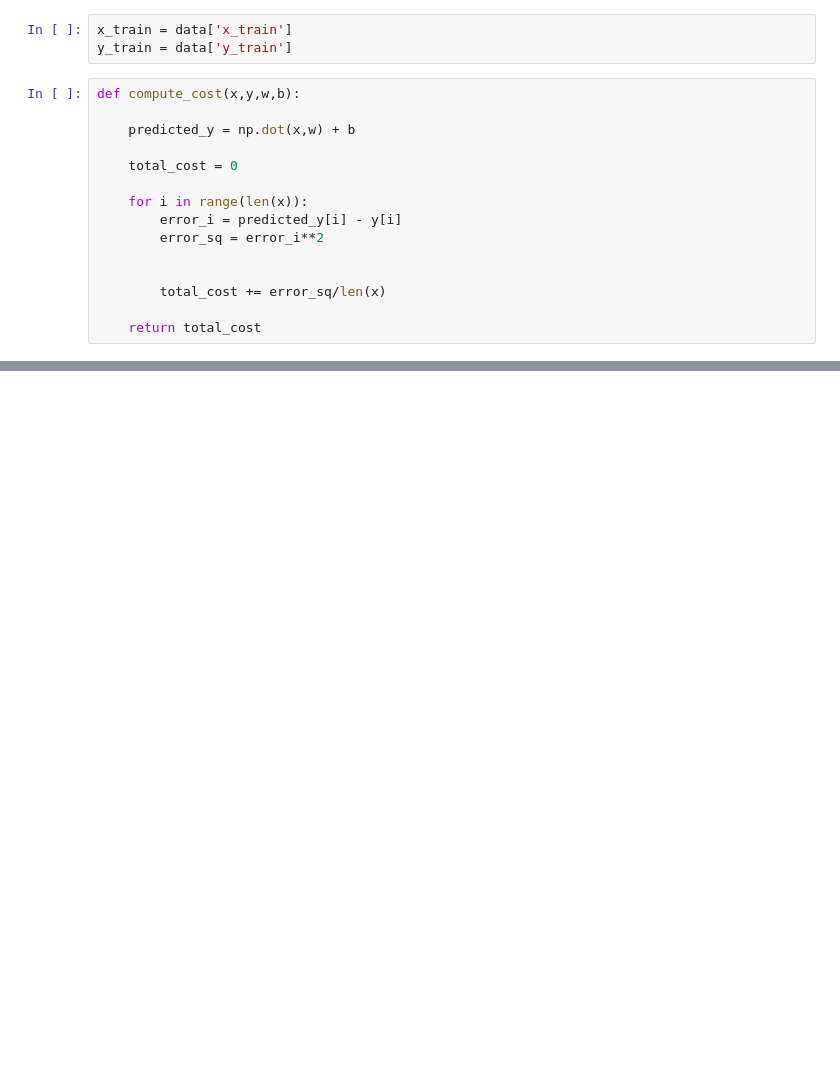
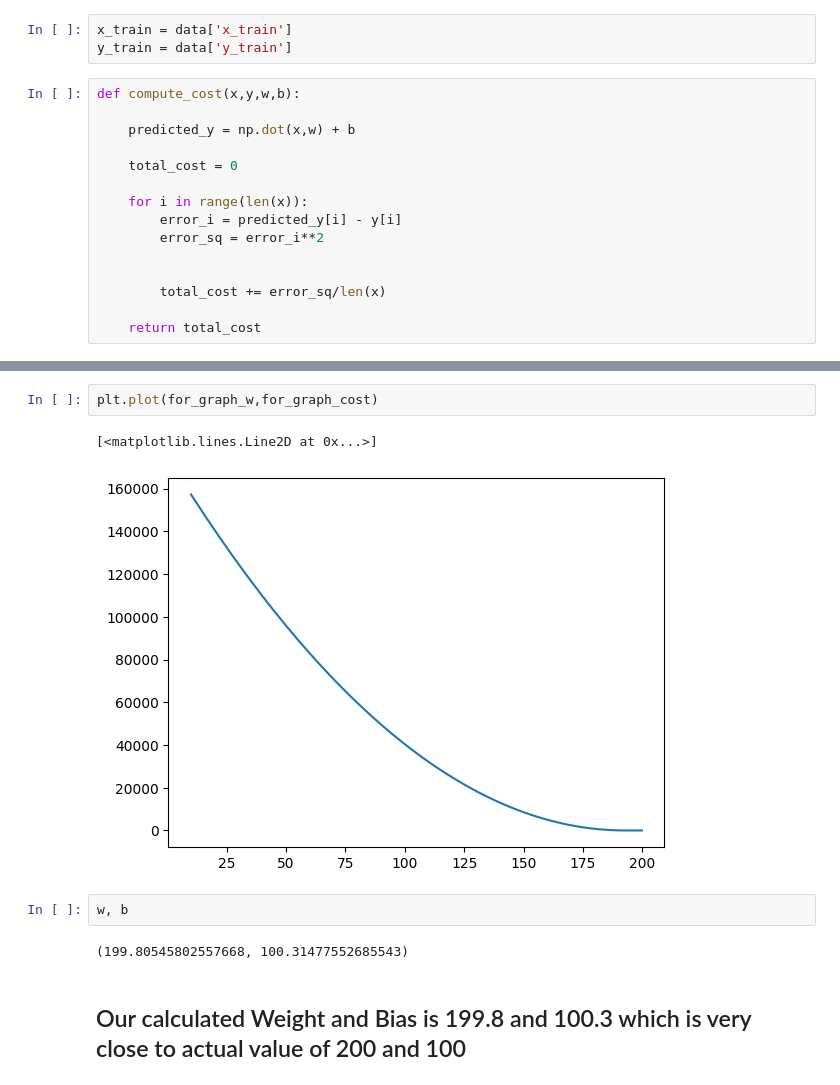
Before and after one commit to Abhinavsharmarj/machine-learning, a Jupyter notebook: gradient-descent.ipynb, the cells around one changed output, grey strips where cells are left out. Drawn from its saved outputs; the diff is of its cells as text; blank space fills up the shorter version.

```diff
--- a/gradient-descent.ipynb
+++ b/gradient-descent.ipynb
@@ -45,0 +111,11 @@ gradient is partial derivative wrt to weights and bias
+# %%
+plt.plot(for_graph_w,for_graph_cost)
+# %% [output]
+[<matplotlib.lines.Line2D at 0x...>]
+[figure, added]
+# %%
+w, b
+# %% [output]
+(199.80545802557668, 100.31477552685543)
+# %% [markdown]
+## Our calculated Weight and Bias is 199.8 and 100.3 which is very close to actual value of 200 and 100
```
Also changed, not shown: parts of 4 cells of this notebook.
